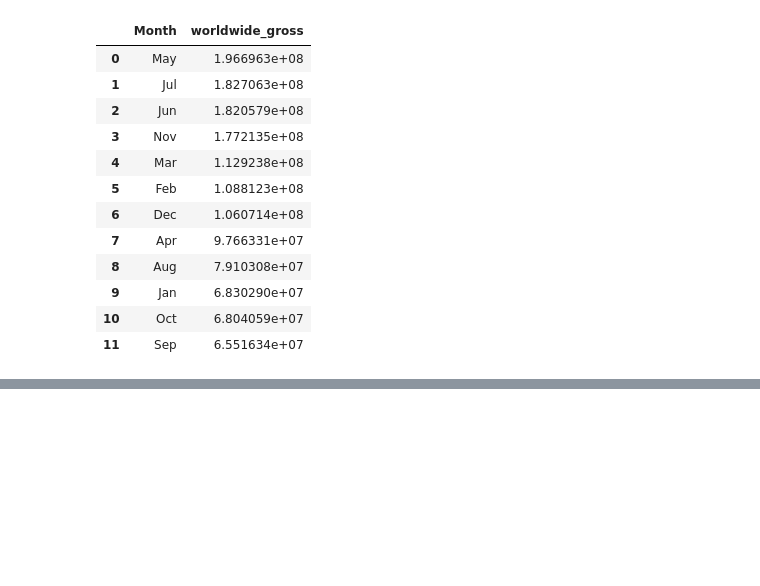
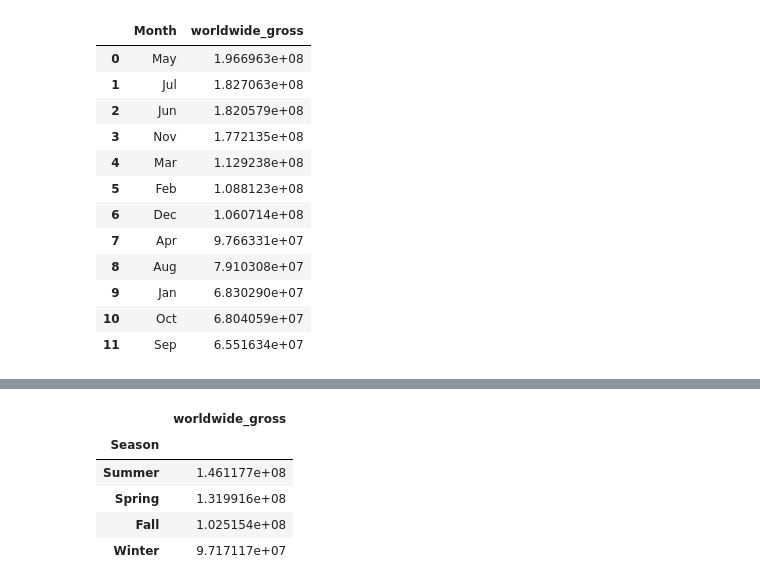
Before and after one commit to omunozsanchezdeloitte/Capstone---LPod-3, a Jupyter notebook: index.ipynb, the cells around one changed output, grey strips where cells are left out. Drawn from its saved outputs; the diff is of its cells as text; code cells hidden in the pictures; blank space fills up the shorter version.

```diff
--- a/index.ipynb
+++ b/index.ipynb
@@ -317,0 +319,10 @@ df_genre.head()
+# %%
+seasons_gross = recent_movie_years.groupby('Season')[['worldwide_gross']].mean().sort_values(by='worldwide_gross', ascending=False)
+seasons_gross
+# %% [output]
+|  | worldwide_gross |
+| Season |  |
+| Summer | 1.461177e+08 |
+| Spring | 1.319916e+08 |
+| Fall | 1.025154e+08 |
+| Winter | 9.717117e+07 |
```
Also changed, not shown: parts of 11 cells of this notebook, 1 other file.
